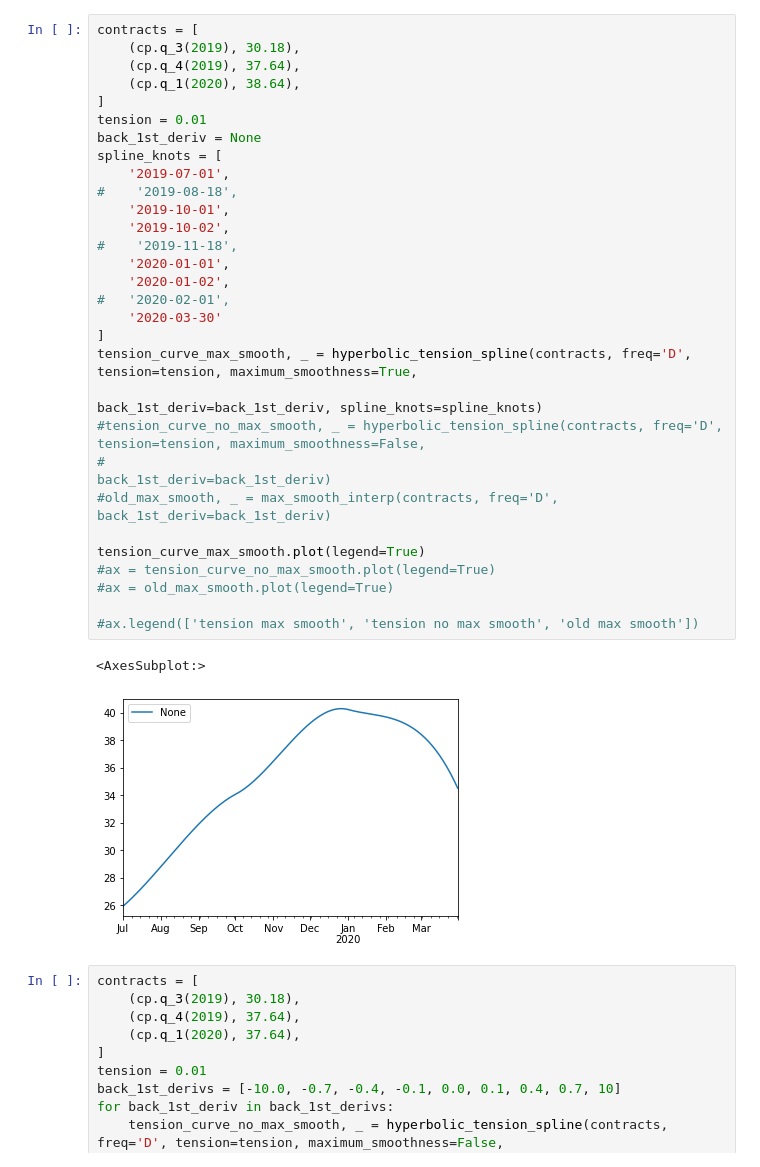
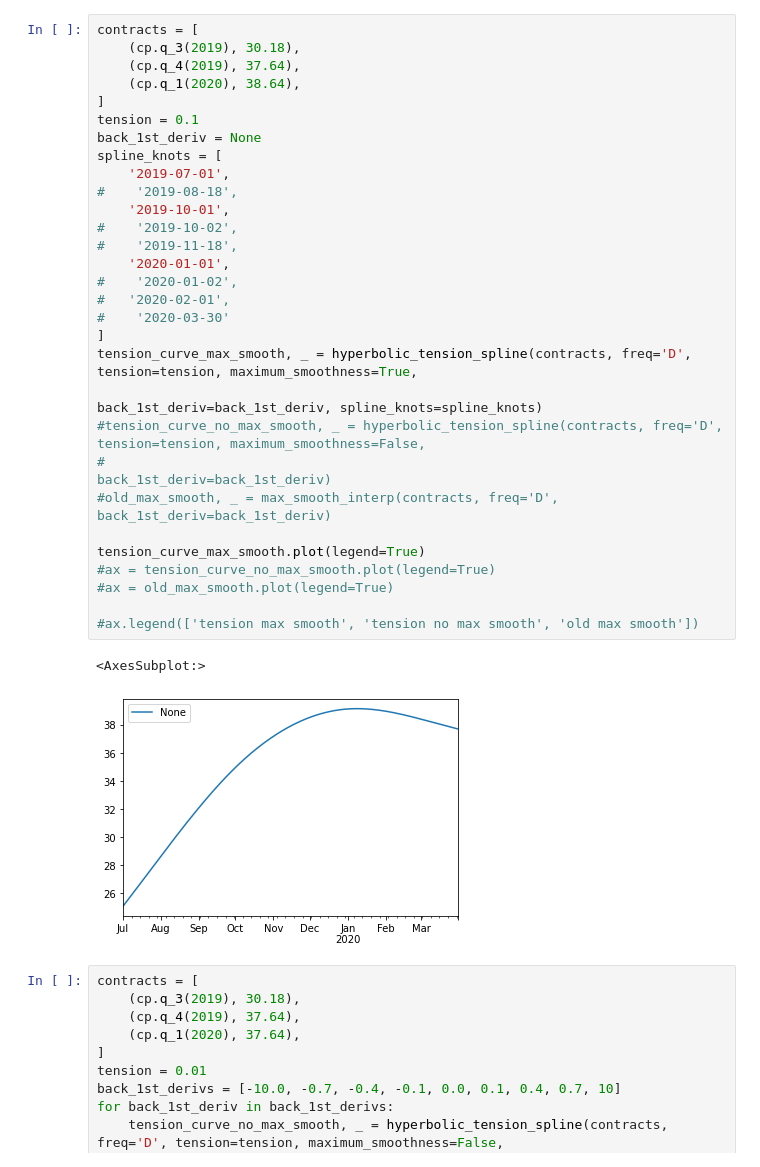
Before and after one commit to tpberntsen/curves, a Jupyter notebook: samples/python/scratchpads/hyperbolic_tension_spline_scratchpad.ipynb, the cells around one changed output. Drawn from its saved outputs; the diff is of its cells as text.

```diff
--- a/samples/python/scratchpads/hyperbolic_tension_spline_scratchpad.ipynb
+++ b/samples/python/scratchpads/hyperbolic_tension_spline_scratchpad.ipynb
@@ -214,36 +190,36 @@ max smooth penalty improvement
 # %%
 contracts = [
     (cp.q_3(2019), 30.18),
     (cp.q_4(2019), 37.64),
     (cp.q_1(2020), 38.64),
 ]
-tension = 0.01
+tension = 0.1
 back_1st_deriv = None
 spline_knots = [
     '2019-07-01',
 #    '2019-08-18',
     '2019-10-01',
-    '2019-10-02',
+#    '2019-10-02',
 #    '2019-11-18',
     '2020-01-01',
-    '2020-01-02',
+#    '2020-01-02',
 #   '2020-02-01',
-    '2020-03-30'
+#    '2020-03-30'
 ]
 tension_curve_max_smooth, _ = hyperbolic_tension_spline(contracts, freq='D', tension=tension, maximum_smoothness=True,
                                                        back_1st_deriv=back_1st_deriv, spline_knots=spline_knots)
 #tension_curve_no_max_smooth, _ = hyperbolic_tension_spline(contracts, freq='D', tension=tension, maximum_smoothness=False,
 #                                                       back_1st_deriv=back_1st_deriv)
 #old_max_smooth, _ = max_smooth_interp(contracts, freq='D', back_1st_deriv=back_1st_deriv)
 
 tension_curve_max_smooth.plot(legend=True)
 #ax = tension_curve_no_max_smooth.plot(legend=True)
 #ax = old_max_smooth.plot(legend=True)
 
 #ax.legend(['tension max smooth', 'tension no max smooth', 'old max smooth'])
 # %% [output]
 <AxesSubplot:>
-[figure, old version]
+[figure, new version]
 # %%
 contracts = [
     (cp.q_3(2019), 30.18),
```
Also changed, not shown: parts of 6 cells of this notebook, 2 other files.
